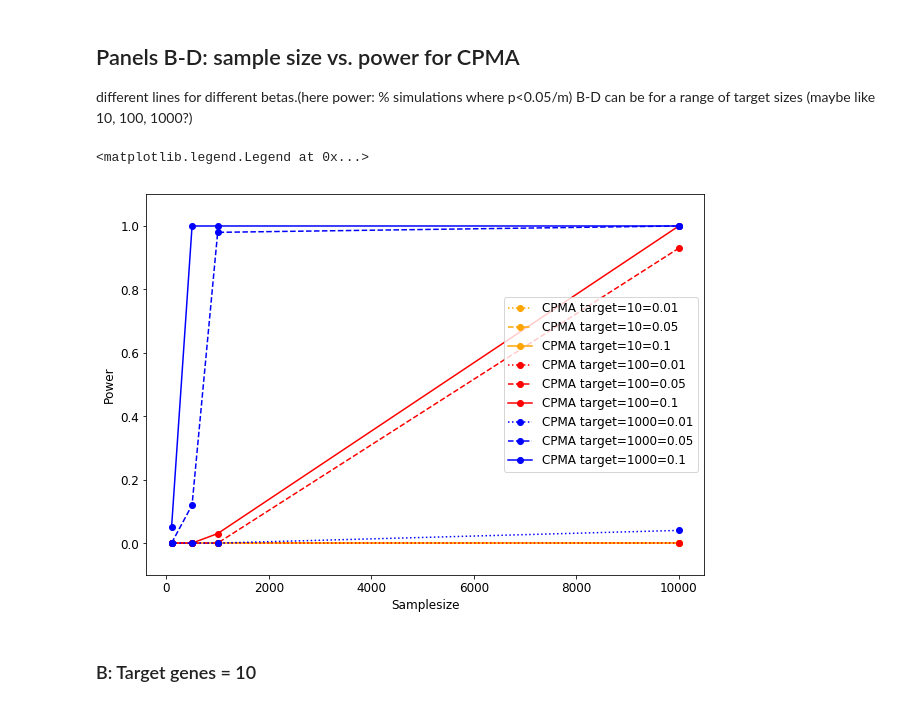
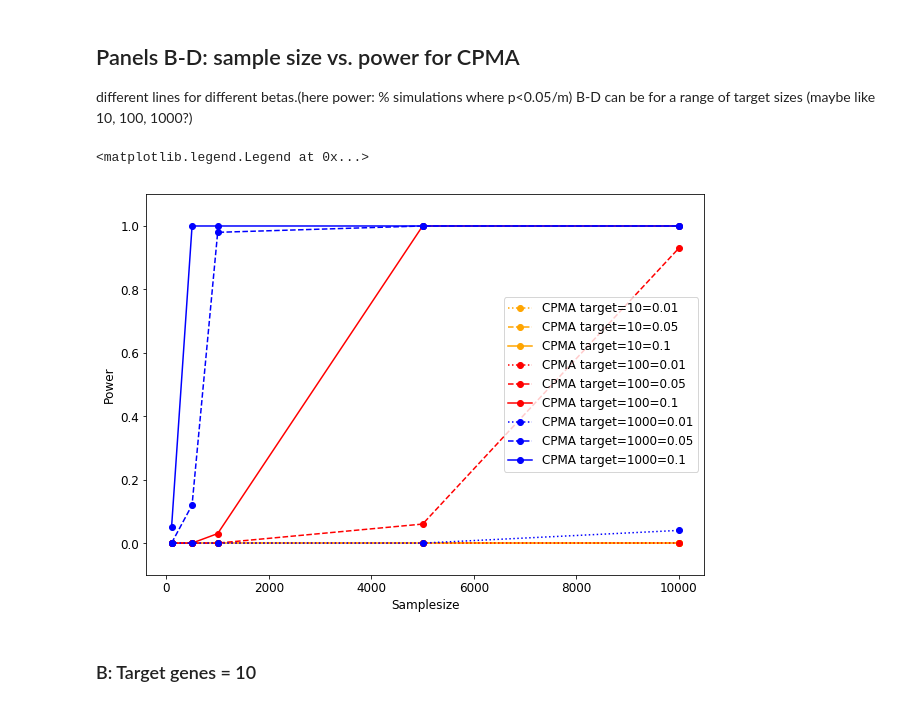
Before and after one commit to cynthiaewu/trans-eQTL, a Jupyter notebook: Jupyter/Supplementary Figure-Sample size vs Power.ipynb, the cells around one changed output. Saved outputs shown, nothing was run; the diff lists cells and outputs as text; code cells hidden in the pictures.

Commit message:
adding samplesize 5000

```diff
--- a/Jupyter/Supplementary Figure-Sample size vs Power.ipynb
+++ b/Jupyter/Supplementary Figure-Sample size vs Power.ipynb
@@ -42,7 +42,7 @@ plt.figure(figsize=(10,7))
 beta_values = [0.01, 0.05, 0.1]
 # beta_values = [0.05]
 
-samplesize = [100, 500, 10000]
+samplesize = [100, 500, 5000, 10000]
 target = 1
 
 # plot_power(target, beta_values, samplesize, 'power_cpmax_1.0_adjusted_realnumsnps.txt', 'CPMA_x 1.0 beta_value')
@@ -104,28 +104,28 @@ different lines for different betas.(here power: % simulations where p<0.05/m) B
 # %%
 plt.figure(figsize=(10,7))
 
 
 beta_values = [ 0.01, 0.05, 0.1]
-samplesize = [100, 500, 1000, 10000]
+samplesize = [100, 500, 1000, 5000, 10000]
 target_colors = {
 #     1:"green",
    10: "orange",
     100: "red",
     1000: "blue"
 }
 for target in [10,100,1000]:
     plot_power(target, beta_values, samplesize, 'power_cpmax_1.0_adjusted_realnumsnps.txt', 'CPMA target=%s'%target,
               "CPMA", linestyles=["dotted", "dashed","solid"], color=target_colors[target])
 
 
 plt.xlabel('Samplesize')
 plt.ylabel('Power')
 plt.ylim(-0.1, 1.1)
 #plt.xscale("log")
 plt.legend()
 # %% [output]
 <matplotlib.legend.Legend at 0x...>
-[figure, old version]
+[figure, new version]
 # %% [markdown]
 ### B: Target genes = 10
 # %%
```
Also changed, not shown: parts of 1 cell of this notebook, 1 other file.
